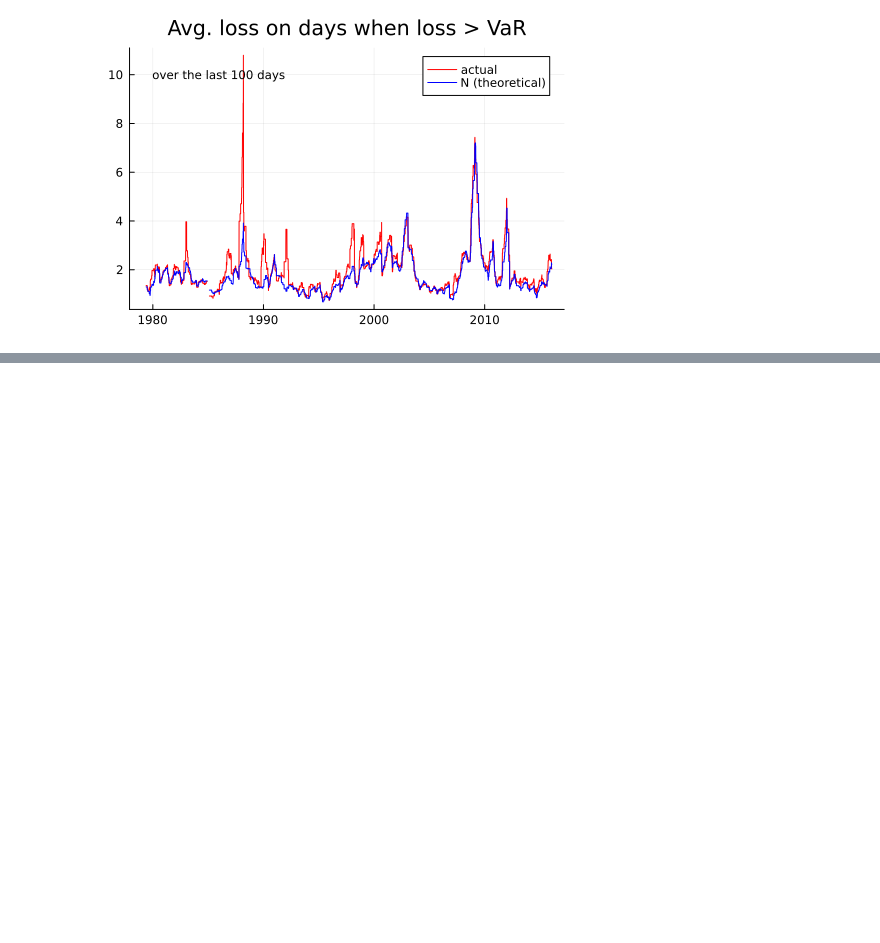
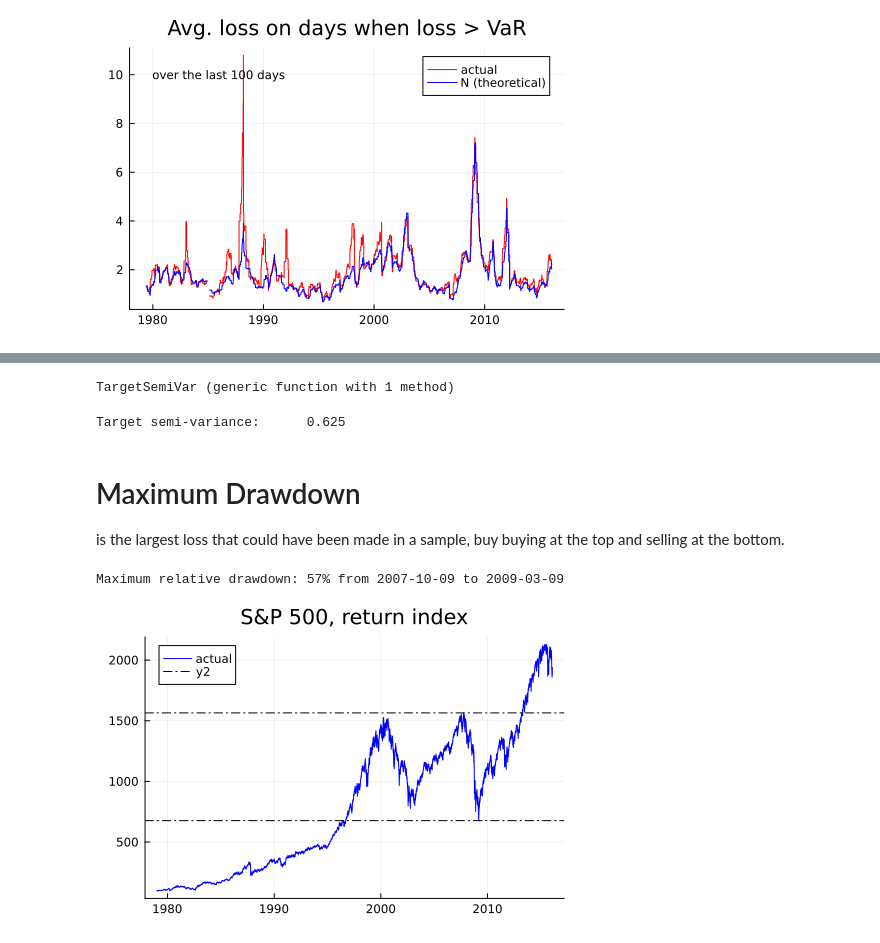
Before and after one commit to PaulSoderlind/FinancialTheoryMSc, a Jupyter notebook: Ch07_RiskMeasures.ipynb, the cells around one changed output, grey strips where cells are left out. Saved outputs shown, nothing was run; the diff lists cells and outputs as text; code cells hidden in the pictures; blank space fills up the shorter version.

Commit message:
added TS and drawdown

```diff
--- a/Ch07_RiskMeasures.ipynb
+++ b/Ch07_RiskMeasures.ipynb
@@ -66,6 +66,7 @@ R  = (SP[2:end]./SP[1:end-1] .- 1)*100    #returns, %
 T  = length(R)
 
 dN = Date.(x[2:end,1],"d/m/y");    #convert to Date
+SP = SP[2:end]
 
 println("Days in the sample: $T")
 # %% [output]
@@ -272,0 +292,61 @@ display(p1)
+# %%
+TargetSemiVar(x,h) = mean( (x.<=h).*(x.-h).^2 )    #a function for target semi-variance
+# %% [output]
+TargetSemiVar (generic function with 1 method)
+# %%
+TSV = TargetSemiVar(R,0)
+
+printlnPs("Target semi-variance: ",TSV)
+# %% [output]
+Target semi-variance:      0.625
+# %% [markdown]
+# Maximum Drawdown
+
+is the largest loss that could have been made in a sample, buy buying at the top and selling at the bottom.
+# %%
+"""
+    HistMax(x)
+
+Calculate historial max of a data series
+"""
+function HistMax(x)
+  T = length(x)
+  xMax = fill(x[1],T)
+  for t in 2:T
+    xMax[t] = max(xMax[t-1],x[t])
+  end
+  return xMax
+end
+
+
+"""
+    Drawdown(x)
+
+Calculate the (relative) drawdown in a sample, compared to an earlier max level
+
+"""
+function Drawdown(x)
+    x_HistMax = HistMax(x)
+    D         = (x_HistMax - x)./x_HistMax         #relative drawdown
+    return D, x_HistMax
+end;
+# %%
+(D,P_max) =  Drawdown(SP)                      #calculate the relative drawdown
+
+vv1 = argmax(D)                               #index of day with worst drawdown
+vv2 = findfirst(==(P_max[vv1]),P_max)         #index of day when the max was reached
+
+printblue("Maximum relative drawdown: $(round(Int,D[vv1]*100))% from $(dN[vv2]) to $(dN[vv1]) \n")
+# %% [output]
+Maximum relative drawdown: 57% from 2007-10-09 to 2009-03-09
+# %%
+p1 = plot( dN,SP,
+           linecolor = :blue,
+           label = ["actual" "N (theoretical)"],
+           xticks = (xTicksLoc,xTicksLab),
+           title = "S&P 500, return index",
+           ylabel= "" )
+hline!(SP[[vv1,vv2]],linecolor=:black,line=:dashdot)
+display(p1)
+# %% [output]
+[figure, added]
```
Also changed, not shown: parts of 6 cells of this notebook.
